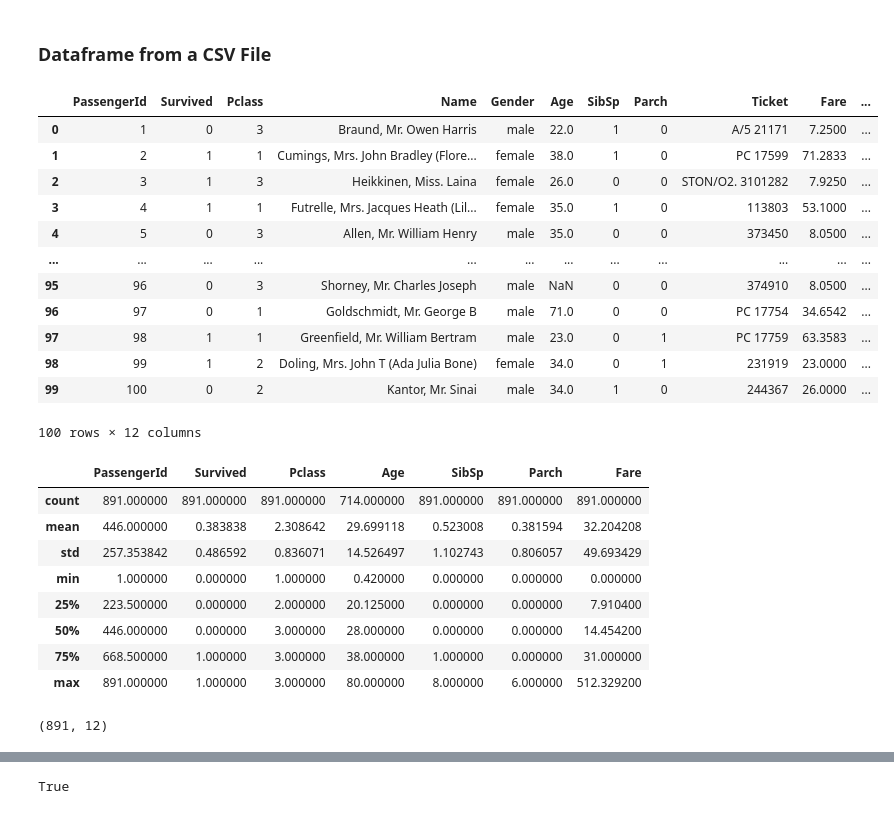
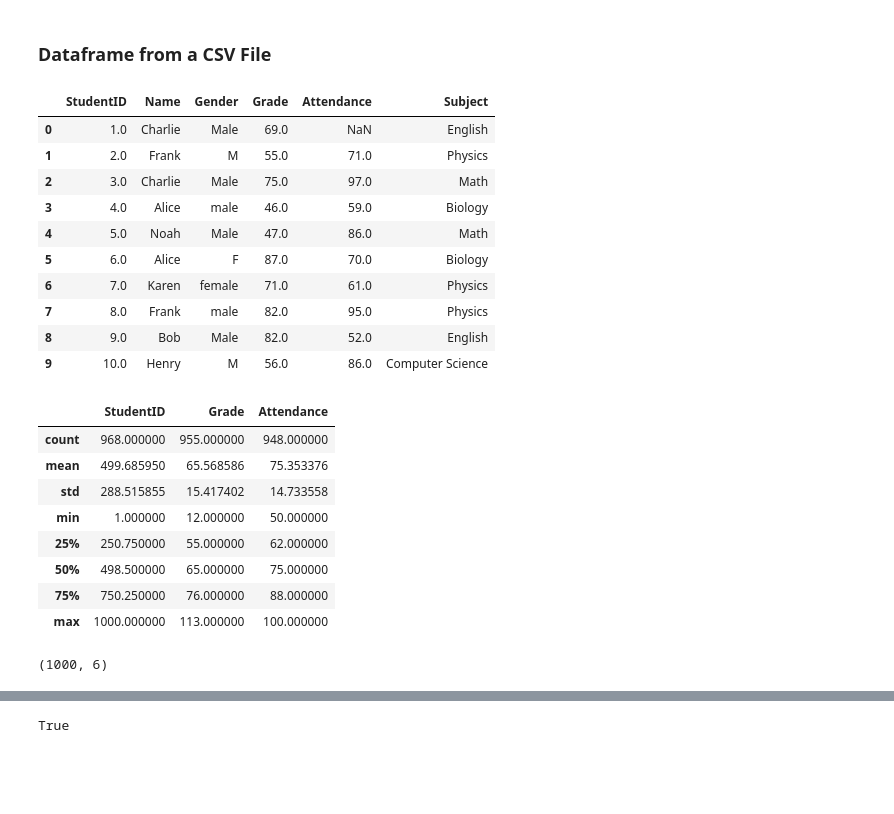
Before and after one commit to Isaac-tech06/aiie2025, a Jupyter notebook: Isaac_Original_AIIE2025_Python_Pandas.ipynb, the cells around one changed output, grey strips where cells are left out. Cells and saved outputs as stored; diff of their text form; code cells hidden in the pictures; blank space fills up the shorter version.

```diff
--- a/Isaac_Original_AIIE2025_Python_Pandas.ipynb
+++ b/Isaac_Original_AIIE2025_Python_Pandas.ipynb
@@ -1068,39 +1068,37 @@ np.sin(df * np.pi / 4)
 from sklearn.datasets import fetch_california_housing
 data = fetch_california_housing()
 # %%
-df=pd.read_csv('/content/Titanic Dataset.csv')
+df=pd.read_csv('/content/students_data.csv')
 # %%
-df.head(100)
+df.head(10)
 # %% [output]
-|  | PassengerId | Survived | Pclass | Name | Gender | Age | SibSp | Parch | Ticket | Fare | ... |
-| 0 | 1 | 0 | 3 | Braund, Mr. Owen Harris | male | 22.0 | 1 | 0 | A/5 21171 | 7.2500 | ... |
-| 1 | 2 | 1 | 1 | Cumings, Mrs. John Bradley (Flore... | female | 38.0 | 1 | 0 | PC 17599 | 71.2833 | ... |
-| 2 | 3 | 1 | 3 | Heikkinen, Miss. Laina | female | 26.0 | 0 | 0 | STON/O2. 3101282 | 7.9250 | ... |
-| 3 | 4 | 1 | 1 | Futrelle, Mrs. Jacques Heath (Lil... | female | 35.0 | 1 | 0 | 113803 | 53.1000 | ... |
-| 4 | 5 | 0 | 3 | Allen, Mr. William Henry | male | 35.0 | 0 | 0 | 373450 | 8.0500 | ... |
-| ... | ... | ... | ... | ... | ... | ... | ... | ... | ... | ... | ... |
-| 95 | 96 | 0 | 3 | Shorney, Mr. Charles Joseph | male | NaN | 0 | 0 | 374910 | 8.0500 | ... |
-| 96 | 97 | 0 | 1 | Goldschmidt, Mr. George B | male | 71.0 | 0 | 0 | PC 17754 | 34.6542 | ... |
-| 97 | 98 | 1 | 1 | Greenfield, Mr. William Bertram | male | 23.0 | 0 | 1 | PC 17759 | 63.3583 | ... |
-| 98 | 99 | 1 | 2 | Doling, Mrs. John T (Ada Julia Bone) | female | 34.0 | 0 | 1 | 231919 | 23.0000 | ... |
-| 99 | 100 | 0 | 2 | Kantor, Mr. Sinai | male | 34.0 | 1 | 0 | 244367 | 26.0000 | ... |
+|  | StudentID | Name | Gender | Grade | Attendance | Subject |
+| 0 | 1.0 | Charlie | Male | 69.0 | NaN | English |
+| 1 | 2.0 | Frank | M | 55.0 | 71.0 | Physics |
+| 2 | 3.0 | Charlie | Male | 75.0 | 97.0 | Math |
+| 3 | 4.0 | Alice | male | 46.0 | 59.0 | Biology |
+| 4 | 5.0 | Noah | Male | 47.0 | 86.0 | Math |
+| 5 | 6.0 | Alice | F | 87.0 | 70.0 | Biology |
+| 6 | 7.0 | Karen | female | 71.0 | 61.0 | Physics |
+| 7 | 8.0 | Frank | male | 82.0 | 95.0 | Physics |
+| 8 | 9.0 | Bob | Male | 82.0 | 52.0 | English |
+| 9 | 10.0 | Henry | M | 56.0 | 86.0 | Computer Science |
-100 rows × 12 columns
 # %%
 df.describe()
 # %% [output]
-|  | PassengerId | Survived | Pclass | Age | SibSp | Parch | Fare |
-| count | 891.000000 | 891.000000 | 891.000000 | 714.000000 | 891.000000 | 891.000000 | 891.000000 |
-| mean | 446.000000 | 0.383838 | 2.308642 | 29.699118 | 0.523008 | 0.381594 | 32.204208 |
-| std | 257.353842 | 0.486592 | 0.836071 | 14.526497 | 1.102743 | 0.806057 | 49.693429 |
-| min | 1.000000 | 0.000000 | 1.000000 | 0.420000 | 0.000000 | 0.000000 | 0.000000 |
-| 25% | 223.500000 | 0.000000 | 2.000000 | 20.125000 | 0.000000 | 0.000000 | 7.910400 |
-| 50% | 446.000000 | 0.000000 | 3.000000 | 28.000000 | 0.000000 | 0.000000 | 14.454200 |
-| 75% | 668.500000 | 1.000000 | 3.000000 | 38.000000 | 1.000000 | 0.000000 | 31.000000 |
-| max | 891.000000 | 1.000000 | 3.000000 | 80.000000 | 8.000000 | 6.000000 | 512.329200 |
+|  | StudentID | Grade | Attendance |
+| count | 968.000000 | 955.000000 | 948.000000 |
+| mean | 499.685950 | 65.568586 | 75.353376 |
+| std | 288.515855 | 15.417402 | 14.733558 |
+| min | 1.000000 | 12.000000 | 50.000000 |
+| 25% | 250.750000 | 55.000000 | 62.000000 |
+| 50% | 498.500000 | 65.000000 | 75.000000 |
+| 75% | 750.250000 | 76.000000 | 88.000000 |
+| max | 1000.000000 | 113.000000 | 100.000000 |
 # %%
 df.shape
 # %% [output]
-(891, 12)
+(1000, 6)
 # %%
 df.dtypes
 # %% [output]
```
Also changed, not shown: parts of 11 cells of this notebook.
